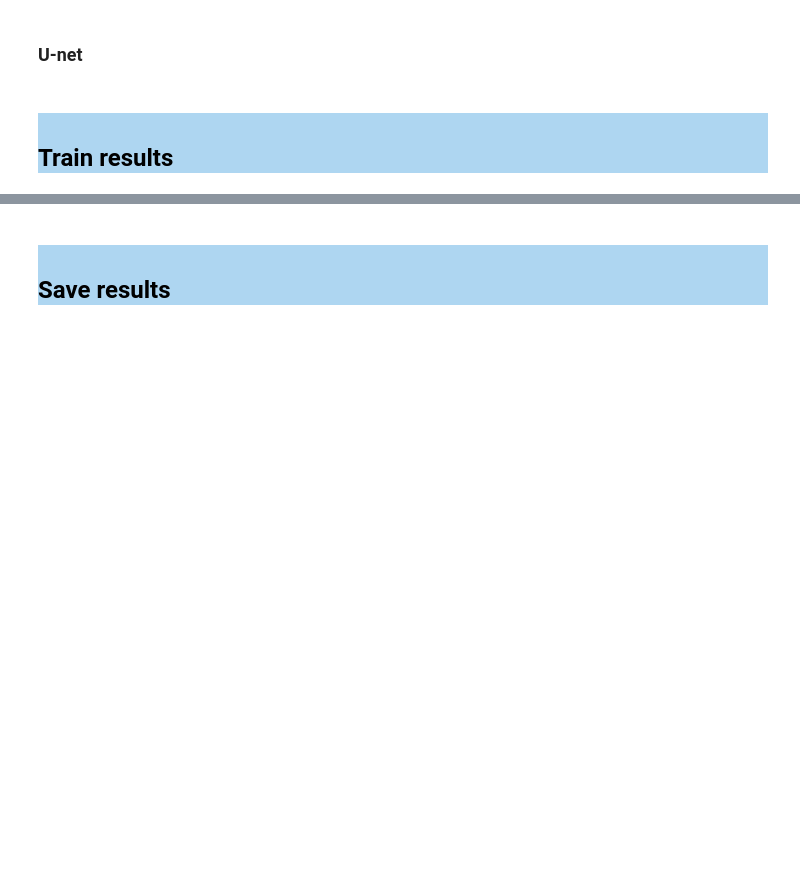
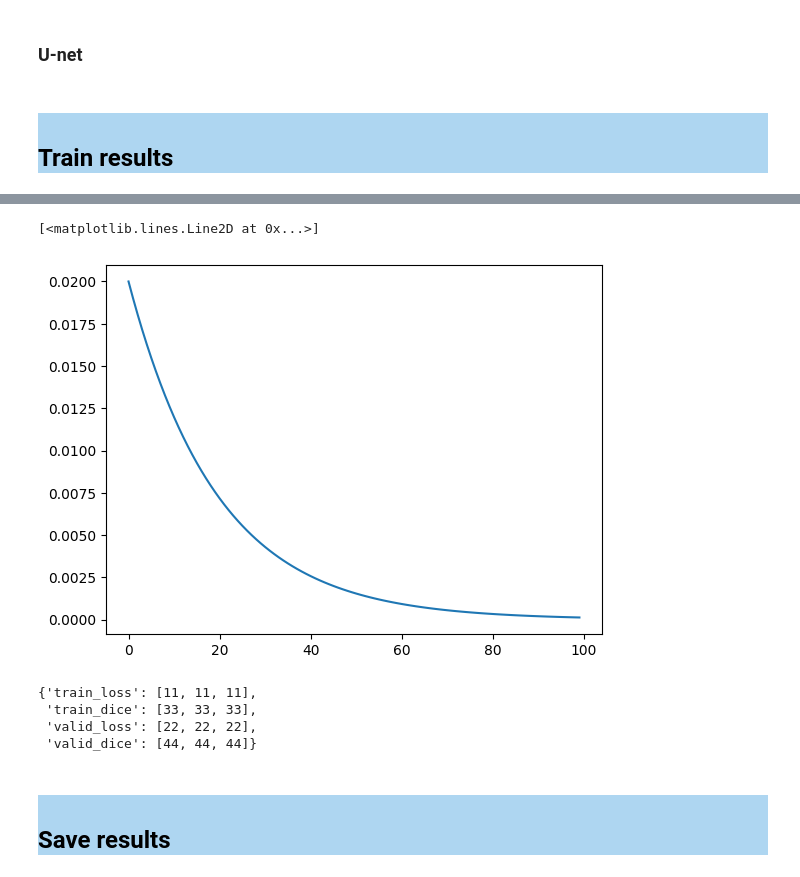
Before and after one commit to LtvnSergey/Pleural-Effusion-Detection, a Jupyter notebook: notebook/Pleural-Effusion-Detection.ipynb, the cells around one changed output, grey strips where cells are left out. Drawn from its saved outputs; the diff is of its cells as text; code cells hidden in the pictures; blank space fills up the shorter version.

```diff
--- a/notebook/Pleural-Effusion-Detection.ipynb
+++ b/notebook/Pleural-Effusion-Detection.ipynb
@@ -893,0 +894,37 @@ KeyboardInterrupt:
+# %%
+model = torch.nn.Linear(2, 1)
+
+optimizer = torch.optim.SGD(model.parameters(), lr=0.02)
+lambda1 = lambda epoch: 0.95 ** epoch
+scheduler = torch.optim.lr_scheduler.LambdaLR(optimizer, lr_lambda=lambda1)
+
+
+
+lrs = []
+
+for i in range(100):
+    optimizer.step()
+    lrs.append(optimizer.param_groups[0]["lr"])
+#     print("Factor = ", round(0.65 ** i,3)," , Learning Rate = ",round(optimizer.param_groups[0]["lr"],3))
+    scheduler.step()
+
+plt.plot(range(100),lrs)
+# %% [output]
+[<matplotlib.lines.Line2D at 0x...>]
+[figure, added]
+# %%
+history['train_loss'].append(11)
+history['valid_loss'].append(22)
+history['train_dice'].append(33)
+history['valid_dice'].append(44)
+
+history['train_loss'].append(11)
+history['valid_loss'].append(22)
+history['train_dice'].append(33)
+history['valid_dice'].append(44)
+history
+# %% [output]
+{'train_loss': [11, 11, 11],
+ 'train_dice': [33, 33, 33],
+ 'valid_loss': [22, 22, 22],
+ 'valid_dice': [44, 44, 44]}
```
Also changed, not shown: parts of 12 cells of this notebook, 4 other files.
